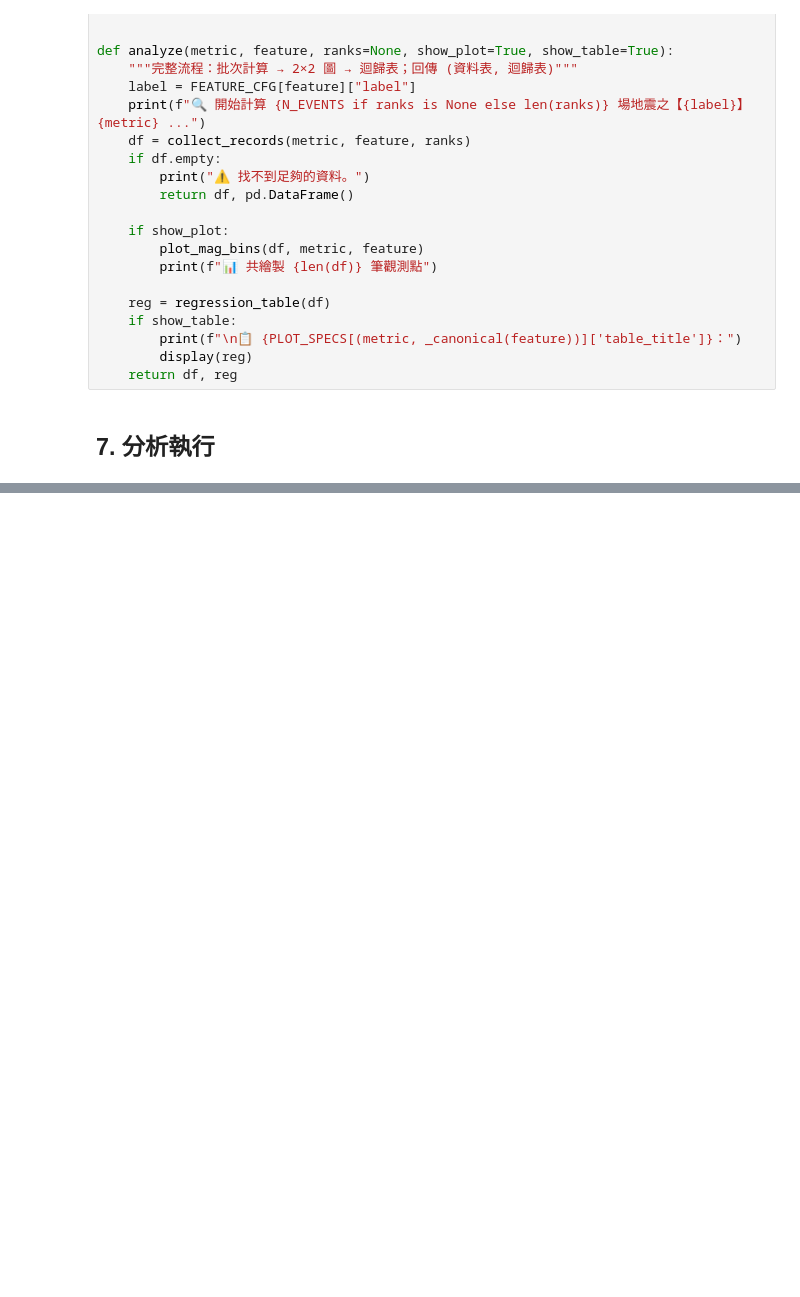
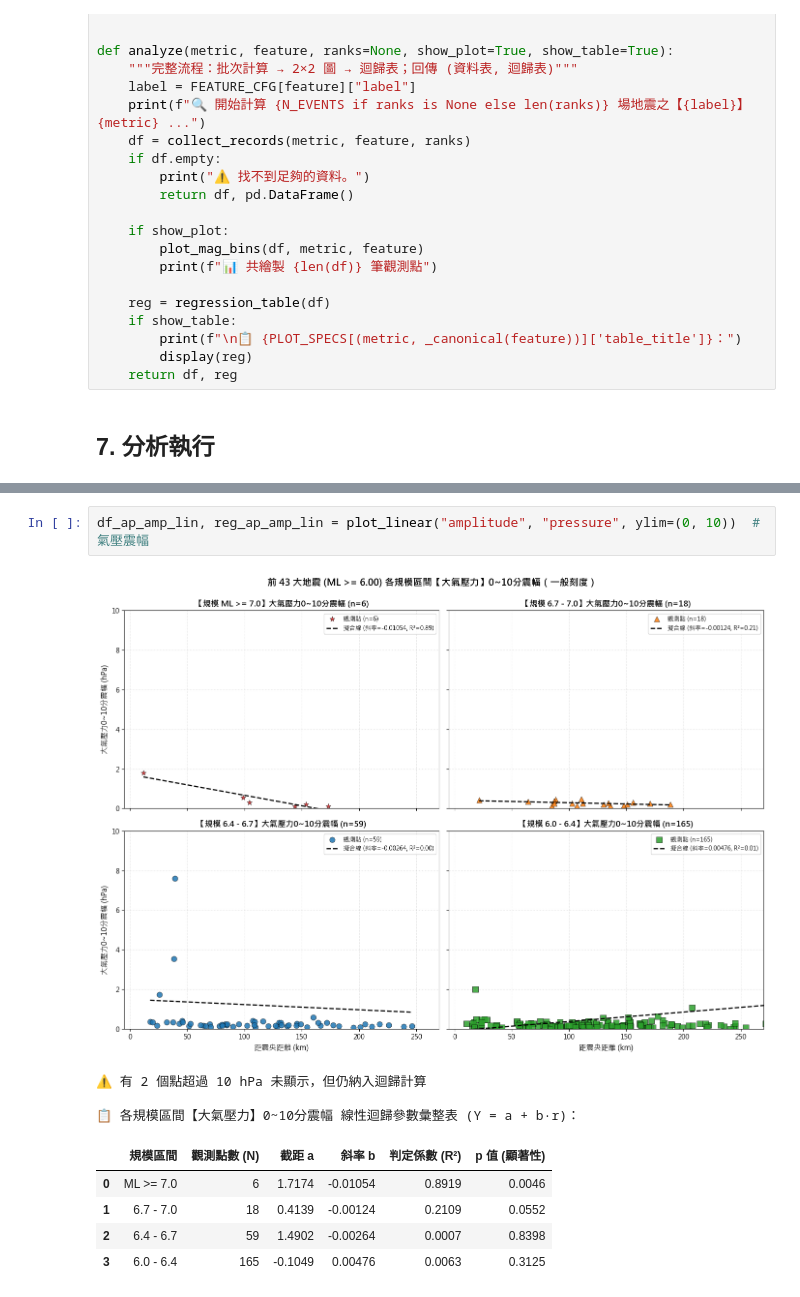
Before and after one commit to Jeff9415/earthquake-groundwater, a Jupyter notebook: 地下水分析.ipynb, the cells around one changed output, grey strips where cells are left out. Cells and saved outputs as stored; diff of their text form; blank space fills up the shorter version.

```diff
--- a/地下水分析.ipynb
+++ b/地下水分析.ipynb
@@ -717,0 +816,12 @@ df_amp_ap, df_amp_ap_reg = analyze("amplitude", "pressure")
+# %%
+df_ap_amp_lin, reg_ap_amp_lin = plot_linear("amplitude", "pressure", ylim=(0, 10))  # 氣壓震幅
+# %% [output]
+[figure, added]
+⚠️ 有 2 個點超過 10 hPa 未顯示，但仍納入迴歸計算
+
+📋 各規模區間【大氣壓力】0~10分震幅 線性迴歸參數彙整表 (Y = a + b·r)：
+|  | 規模區間 | 觀測點數 (N) | 截距 a | 斜率 b | 判定係數 (R²) | p 值 (顯著性) |
+| 0 | ML >= 7.0 | 6 | 1.7174 | -0.01054 | 0.8919 | 0.0046 |
+| 1 | 6.7 - 7.0 | 18 | 0.4139 | -0.00124 | 0.2109 | 0.0552 |
+| 2 | 6.4 - 6.7 | 59 | 1.4902 | -0.00264 | 0.0007 | 0.8398 |
+| 3 | 6.0 - 6.4 | 165 | -0.1049 | 0.00476 | 0.0063 | 0.3125 |
```
Also changed, not shown: parts of 8 cells of this notebook, 1 other file.
